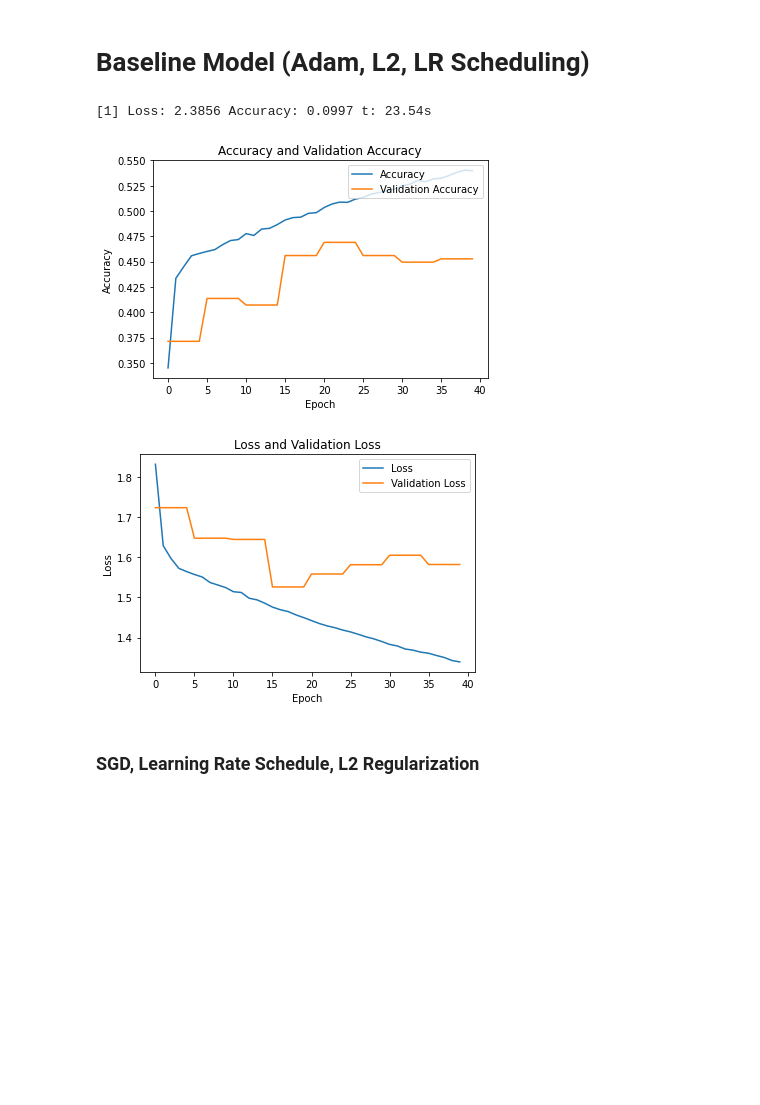
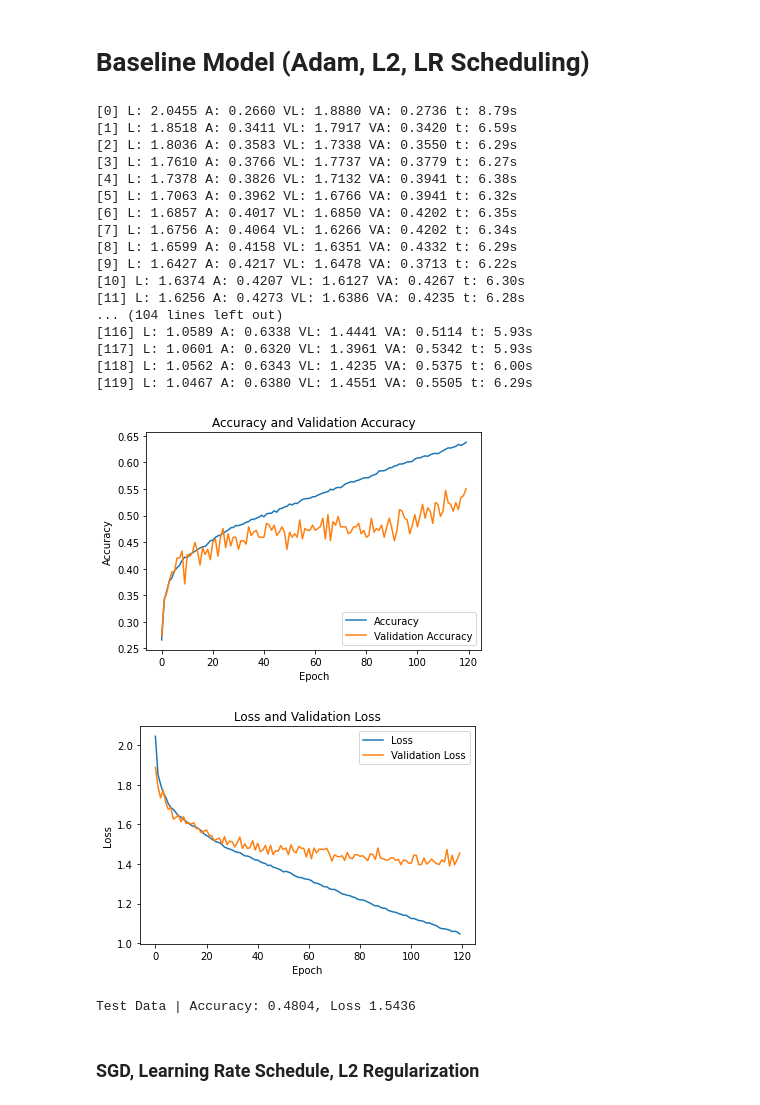
Before and after one commit to JakobSkornik/deep-learning-projects, a Jupyter notebook: task-1/main.ipynb, the cells around one changed output. Drawn from its saved outputs; the diff is of its cells as text; code cells hidden in the pictures; blank space fills up the shorter version.

```diff
--- a/task-1/main.ipynb
+++ b/task-1/main.ipynb
@@ -111,48 +44,63 @@ plot_model(acc, loss, val_acc, val_loss, validation_k)
 # %%
 results = {}
 # %%
+from src.activations import sigmoid, sigmoid_prime
 from src.network import Network
-from src.activations import sigmoid, sigmoid_prime
+from src.util import plot_model
 
 
 optimizer_config = {"type": "adam", "epsilon": 1e-7, "beta_1": 0.9, "beta_2": 0.999}
 hidden_layer_config = {"activation": sigmoid, "act_prime": sigmoid_prime}
-validation_k = 5
+validation_k = 1
 
 net = Network()
 net.add_layer(neurons=train_data.shape[0], type="input")
-net.add_layer(neurons=128, type="hidden")
+net.add_layer(neurons=180, type="hidden")
 net.add_layer(neurons=10, type="output")
 net.set(property="optimizer", val=optimizer_config)
 net.set(property="activation", val=hidden_layer_config)
-net.set(property="learning_rate", val=0.01)
-net.set(property="decay", val=0.0001)
+net.set(property="learning_rate", val=0.001)
+net.set(property="decay", val=0.00001)
 net.set(property="validation_k", val=validation_k)
-net.set(property="lambda", val=0.01)
+net.set(property="lambda", val=0.5)
 
 loss, acc, val_loss, val_acc = net.train(
     training_data=data,
     training_class=truths,
     val_data=val_data,
     val_class=val_truths,
-    epochs=40,
-    mini_batch_size=24,
+    epochs=120,
+    mini_batch_size=256,
 )
 f_loss, f_acc = net.eval_network(test_data, test_class)
 results["adam"] = {
     "acc": acc,
     "loss": loss,
     "val_acc": val_acc,
     "val_loss": val_loss,
     "f_acc": f_acc,
     "f_loss": f_loss
 }
-
+plot_model(acc, loss, val_acc, val_loss, validation_k)
 print(f"Test Data | Accuracy: {f_acc:.4f}, Loss {f_loss:.4f}")
 # %% [output]
-[1] Loss: 2.3856 Accuracy: 0.0997 t: 23.54s
+[0] L: 2.0455 A: 0.2660 VL: 1.8880 VA: 0.2736 t: 8.79s
+[1] L: 1.8518 A: 0.3411 VL: 1.7917 VA: 0.3420 t: 6.59s
+[2] L: 1.8036 A: 0.3583 VL: 1.7338 VA: 0.3550 t: 6.29s
+[3] L: 1.7610 A: 0.3766 VL: 1.7737 VA: 0.3779 t: 6.27s
+[4] L: 1.7378 A: 0.3826 VL: 1.7132 VA: 0.3941 t: 6.38s
+[5] L: 1.7063 A: 0.3962 VL: 1.6766 VA: 0.3941 t: 6.32s
+[6] L: 1.6857 A: 0.4017 VL: 1.6850 VA: 0.4202 t: 6.35s
+[7] L: 1.6756 A: 0.4064 VL: 1.6266 VA: 0.4202 t: 6.34s
+[8] L: 1.6599 A: 0.4158 VL: 1.6351 VA: 0.4332 t: 6.29s
+[9] L: 1.6427 A: 0.4217 VL: 1.6478 VA: 0.3713 t: 6.22s
+[10] L: 1.6374 A: 0.4207 VL: 1.6127 VA: 0.4267 t: 6.30s
+[11] L: 1.6256 A: 0.4273 VL: 1.6386 VA: 0.4235 t: 6.28s
+... (104 lines left out)
+[116] L: 1.0589 A: 0.6338 VL: 1.4441 VA: 0.5114 t: 5.93s
+[117] L: 1.0601 A: 0.6320 VL: 1.3961 VA: 0.5342 t: 5.93s
+[118] L: 1.0562 A: 0.6343 VL: 1.4235 VA: 0.5375 t: 6.00s
+[119] L: 1.0467 A: 0.6380 VL: 1.4551 VA: 0.5505 t: 6.29s
+[figure, added]
+[figure, added]
+Test Data | Accuracy: 0.4804, Loss 1.5436
-# %%
-plot_model(acc, loss, val_acc, val_loss, validation_k)
-# %% [output]
-[figure, removed]
-[figure, removed]
```
Also changed, not shown: parts of 12 cells of this notebook, 6 other files.
